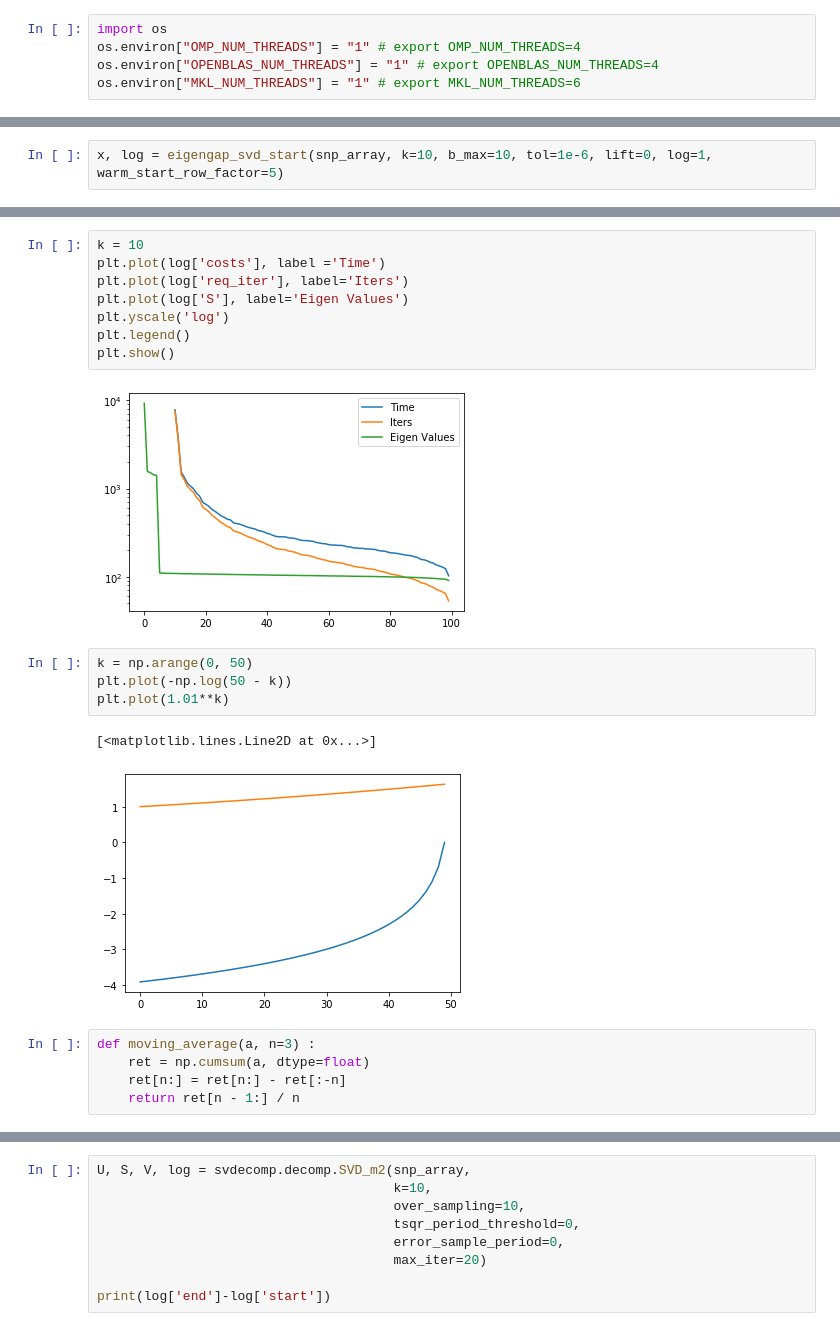
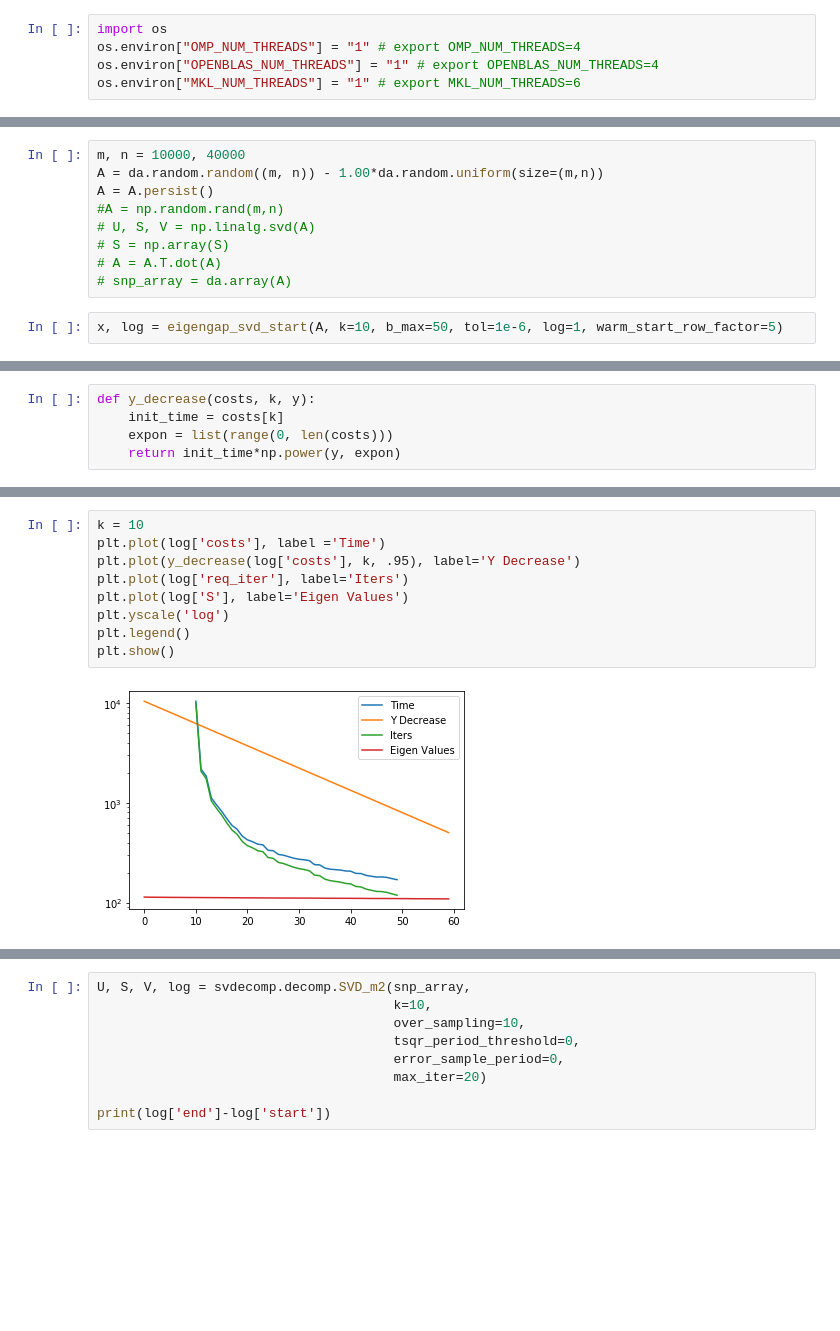
Before and after one commit to TNonet/lmdec_research, a Jupyter notebook: EigenWarmStart.ipynb, the cells around one changed output, grey strips where cells are left out. Cells and saved outputs as stored; diff of their text form; blank space fills up the shorter version.

```diff
--- a/EigenWarmStart.ipynb
+++ b/EigenWarmStart.ipynb
@@ -25,2 +56,11 @@ snp_array
+# %%
+m, n = 10000, 40000
+A = da.random.random((m, n)) - 1.00*da.random.uniform(size=(m,n))
+A = A.persist()
+#A = np.random.rand(m,n)
+# U, S, V = np.linalg.svd(A)
+# S = np.array(S)
+# A = A.T.dot(A)
+# snp_array = da.array(A)
 # %%
-x, log = eigengap_svd_start(snp_array, k=10, b_max=10, tol=1e-6, lift=0, log=1, warm_start_row_factor=5)
+x, log = eigengap_svd_start(A, k=10, b_max=50, tol=1e-6, log=1, warm_start_row_factor=5)
@@ -30,0 +89,5 @@ da.linalg.norm(snp_array[0:4000,0:4000], 'nuc').compute()
+# %%
+def y_decrease(costs, k, y):
+    init_time = costs[k]
+    expon = list(range(0, len(costs)))
+    return init_time*np.power(y, expon)
@@ -31,22 +101,11 @@ da.linalg.norm(snp_array[0:4000,0:4000], 'nuc').compute()
 # %%
 k = 10
 plt.plot(log['costs'], label ='Time')
+plt.plot(y_decrease(log['costs'], k, .95), label='Y Decrease')
 plt.plot(log['req_iter'], label='Iters')
 plt.plot(log['S'], label='Eigen Values')
 plt.yscale('log')
 plt.legend()
 plt.show()
 # %% [output]
-[figure, old version]
+[figure, new version]
-# %%
-k = np.arange(0, 50)
-plt.plot(-np.log(50 - k))
-plt.plot(1.01**k)
-# %% [output]
-[<matplotlib.lines.Line2D at 0x...>]
-[figure, removed]
-# %%
-def moving_average(a, n=3) :
-    ret = np.cumsum(a, dtype=float)
-    ret[n:] = ret[n:] - ret[:-n]
-    return ret[n - 1:] / n
```
Also changed, not shown: parts of 23 cells of this notebook, 27 other files.
